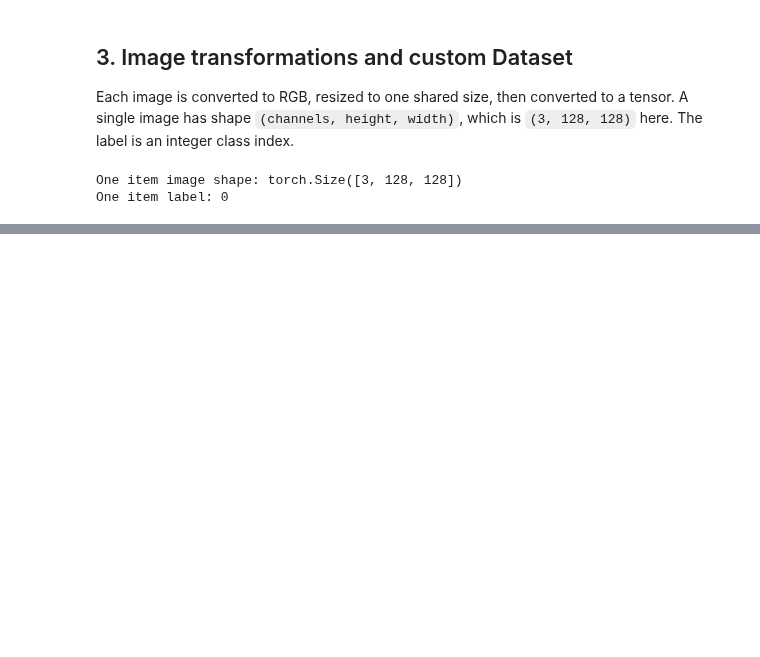
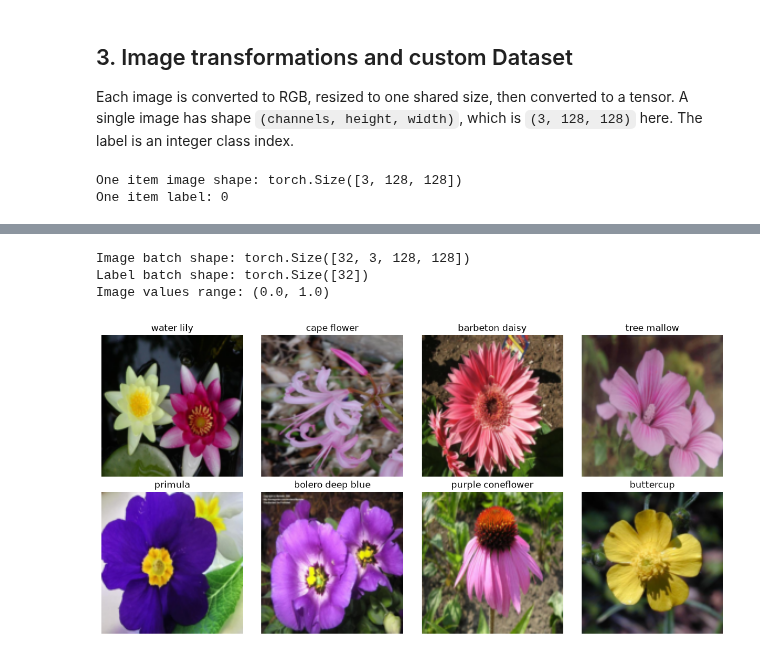
Before and after one commit to arunAK096/Machine-Learning-Project, a Jupyter notebook: milestone-1.ipynb, the cells around one changed output, grey strips where cells are left out. Cells and saved outputs as stored; diff of their text form; code cells hidden in the pictures; blank space fills up the shorter version.

Commit message:
added dataloader and visualizing images

```diff
--- a/milestone-1.ipynb
+++ b/milestone-1.ipynb
@@ -175,0 +180,32 @@ One item label: 0
+# %%
+train_loader = DataLoader(
+    train_dataset,
+    batch_size=batch_size,
+    shuffle=True,
+    num_workers=num_workers,
+)
+valid_loader = DataLoader(
+    valid_dataset,
+    batch_size=batch_size,
+    shuffle=False,
+    num_workers=num_workers,
+)
+
+images, labels = next(iter(train_loader))
+print("Image batch shape:", images.shape)
+print("Label batch shape:", labels.shape)
+print("Image values range:", (images.min().item(), images.max().item()))
+
+fig, axes = plt.subplots(2, 4, figsize=(12, 6))
+for image, label, axis in zip(images[:8], labels[:8], axes.flat):
+    axis.imshow(image.permute(1, 2, 0))
+    class_id = idx_to_class[label.item()]
+    axis.set_title(class_to_name.get(class_id, class_id))
+    axis.axis("off")
+plt.tight_layout()
+plt.show()
+# %% [output]
+Image batch shape: torch.Size([32, 3, 128, 128])
+Label batch shape: torch.Size([32])
+Image values range: (0.0, 1.0)
+[figure, added]
```
Also changed, not shown: parts of 1 cell of this notebook.
